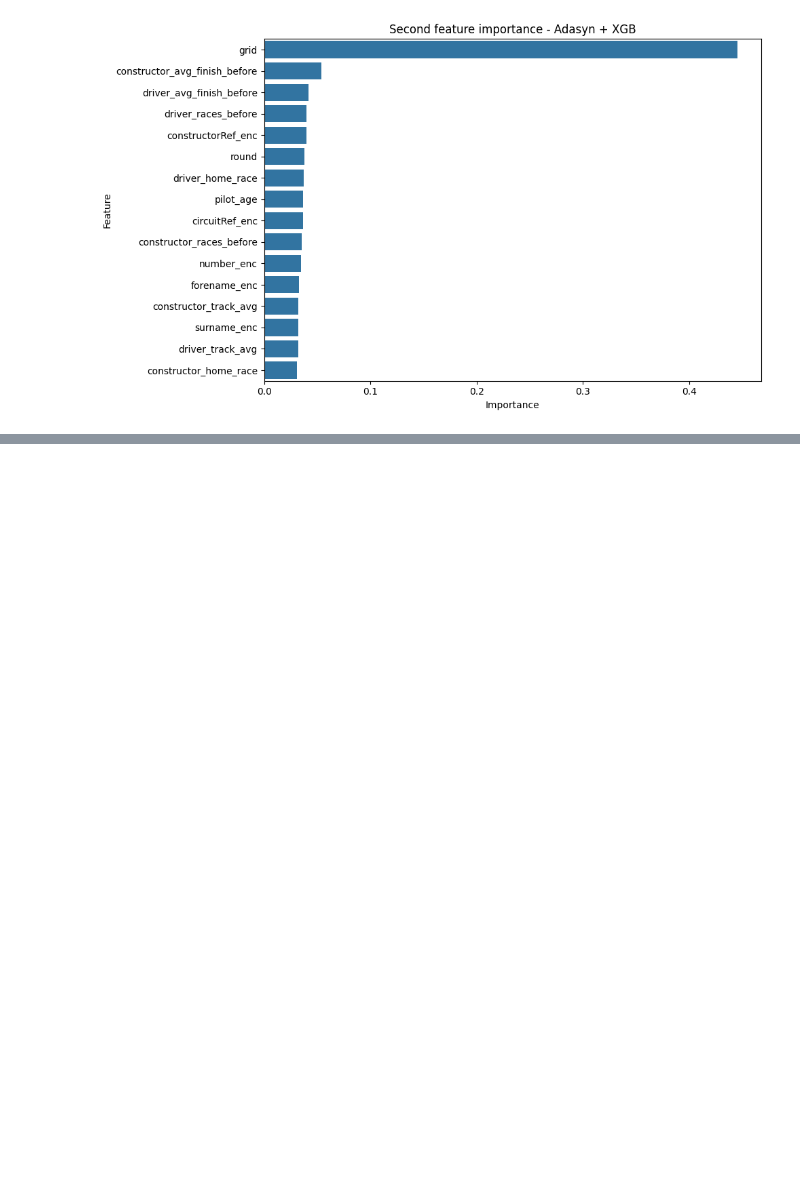
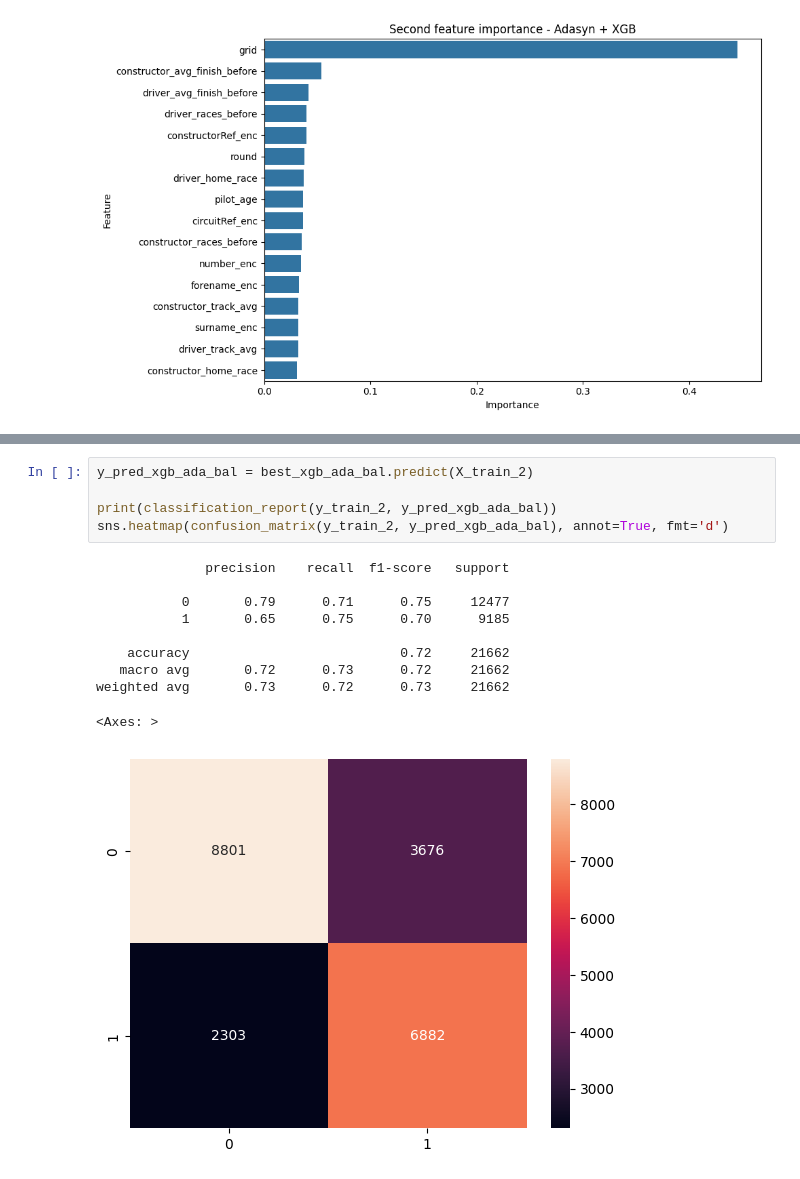
Before and after one commit to raissa-franco/Formula-1-Machine-Learning---Final-Project-Ironhack, a Jupyter notebook: Formula_1_Project/Project_top10.ipynb, the cells around one changed output, grey strips where cells are left out. Saved outputs shown, nothing was run; the diff lists cells and outputs as text; blank space fills up the shorter version.

```diff
--- a/Formula_1_Project/Project_top10.ipynb
+++ b/Formula_1_Project/Project_top10.ipynb
@@ -1594,0 +1646,16 @@ plt.show()
+# %%
+y_pred_xgb_ada_bal = best_xgb_ada_bal.predict(X_train_2)
+
+print(classification_report(y_train_2, y_pred_xgb_ada_bal))
+sns.heatmap(confusion_matrix(y_train_2, y_pred_xgb_ada_bal), annot=True, fmt='d')
+# %% [output]
+              precision    recall  f1-score   support
+
+           0       0.79      0.71      0.75     12477
+           1       0.65      0.75      0.70      9185
+
+    accuracy                           0.72     21662
+   macro avg       0.72      0.73      0.72     21662
+weighted avg       0.73      0.72      0.73     21662
+<Axes: >
+[figure, added]
```
Also changed, not shown: parts of 2 cells of this notebook, 2 other files.
